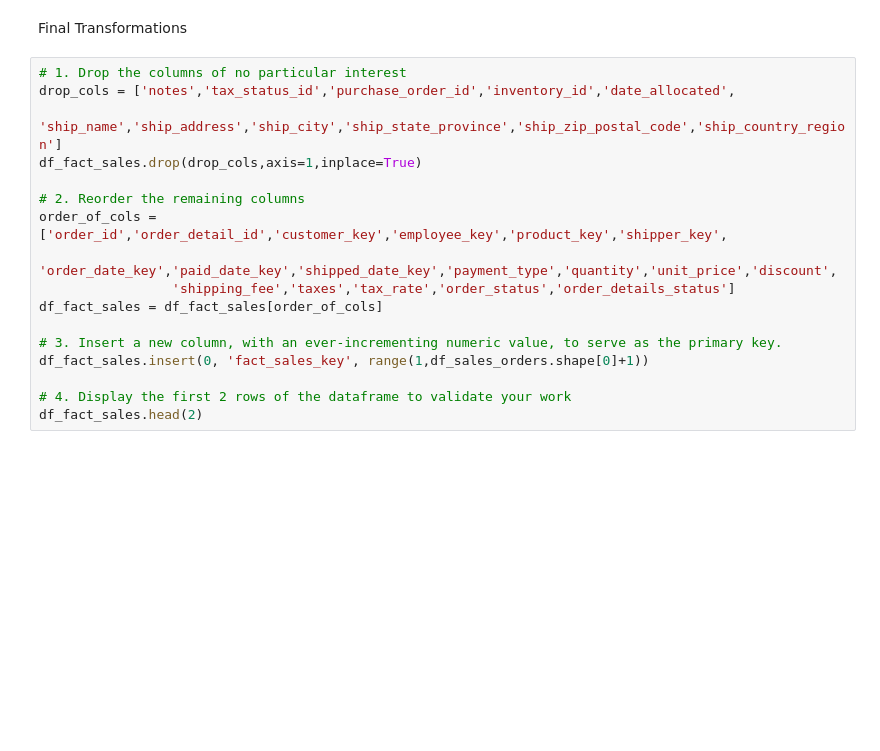
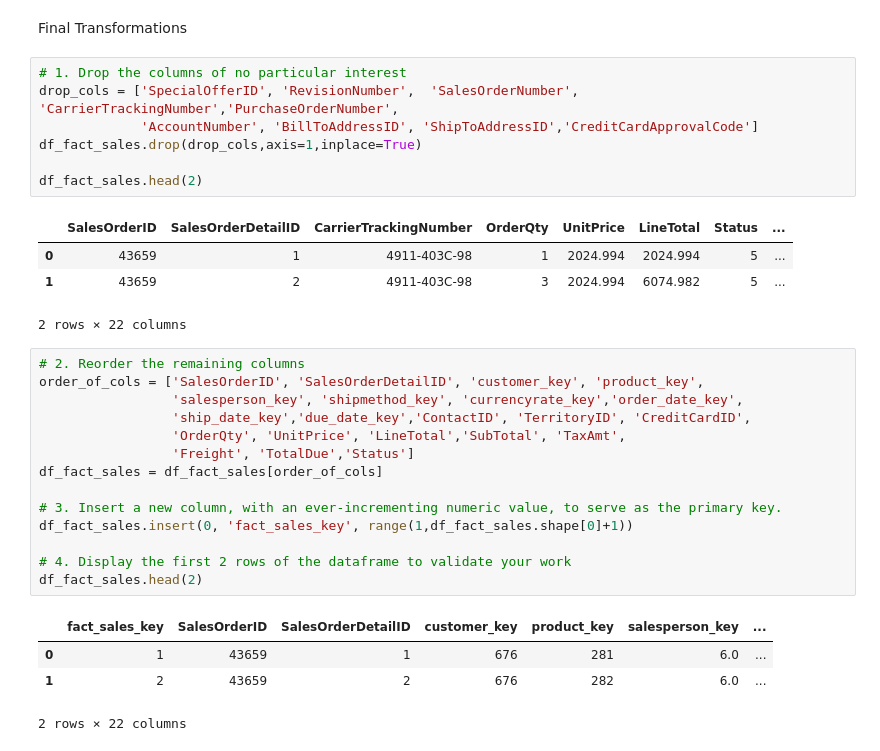
Before and after one commit to briceh87/DS2002_Project_Part_1, a Jupyter notebook: project_part1 (1).ipynb, the cells around one changed output. Saved outputs shown, nothing was run; the diff lists cells and outputs as text; blank space fills up the shorter version.

```diff
--- a/project_part1 (1).ipynb
+++ b/project_part1 (1).ipynb
@@ -544,19 +517,33 @@ df_fact_sales.head(2)
 # %% [markdown]
 Final Transformations
+# %%
+# 1. Drop the columns of no particular interest
+drop_cols = ['SpecialOfferID', 'RevisionNumber',  'SalesOrderNumber', 'CarrierTrackingNumber','PurchaseOrderNumber',
+             'AccountNumber', 'BillToAddressID', 'ShipToAddressID','CreditCardApprovalCode']
+df_fact_sales.drop(drop_cols,axis=1,inplace=True)
+
+df_fact_sales.head(2)
+# %% [output]
+|  | SalesOrderID | SalesOrderDetailID | CarrierTrackingNumber | OrderQty | UnitPrice | LineTotal | Status | ... |
+| 0 | 43659 | 1 | 4911-403C-98 | 1 | 2024.994 | 2024.994 | 5 | ... |
+| 1 | 43659 | 2 | 4911-403C-98 | 3 | 2024.994 | 6074.982 | 5 | ... |
+2 rows × 22 columns
 # %%
-# 1. Drop the columns of no particular interest
-drop_cols = ['notes','tax_status_id','purchase_order_id','inventory_id','date_allocated',
-             'ship_name','ship_address','ship_city','ship_state_province','ship_zip_postal_code','ship_country_region']
-df_fact_sales.drop(drop_cols,axis=1,inplace=True)
-
 # 2. Reorder the remaining columns
-order_of_cols = ['order_id','order_detail_id','customer_key','employee_key','product_key','shipper_key',
-                 'order_date_key','paid_date_key','shipped_date_key','payment_type','quantity','unit_price','discount',
-                 'shipping_fee','taxes','tax_rate','order_status','order_details_status']
+order_of_cols = ['SalesOrderID', 'SalesOrderDetailID', 'customer_key', 'product_key',
+                 'salesperson_key', 'shipmethod_key', 'currencyrate_key','order_date_key',
+                 'ship_date_key','due_date_key','ContactID', 'TerritoryID', 'CreditCardID',
+                 'OrderQty', 'UnitPrice', 'LineTotal','SubTotal', 'TaxAmt',
+                 'Freight', 'TotalDue','Status']
 df_fact_sales = df_fact_sales[order_of_cols]
 
 # 3. Insert a new column, with an ever-incrementing numeric value, to serve as the primary key.
-df_fact_sales.insert(0, 'fact_sales_key', range(1,df_sales_orders.shape[0]+1))
+df_fact_sales.insert(0, 'fact_sales_key', range(1,df_fact_sales.shape[0]+1))
 
 # 4. Display the first 2 rows of the dataframe to validate your work
 df_fact_sales.head(2)
+# %% [output]
+|  | fact_sales_key | SalesOrderID | SalesOrderDetailID | customer_key | product_key | salesperson_key | ... |
+| 0 | 1 | 43659 | 1 | 676 | 281 | 6.0 | ... |
+| 1 | 2 | 43659 | 2 | 676 | 282 | 6.0 | ... |
+2 rows × 22 columns
```
Also changed, not shown: parts of 26 cells of this notebook.
